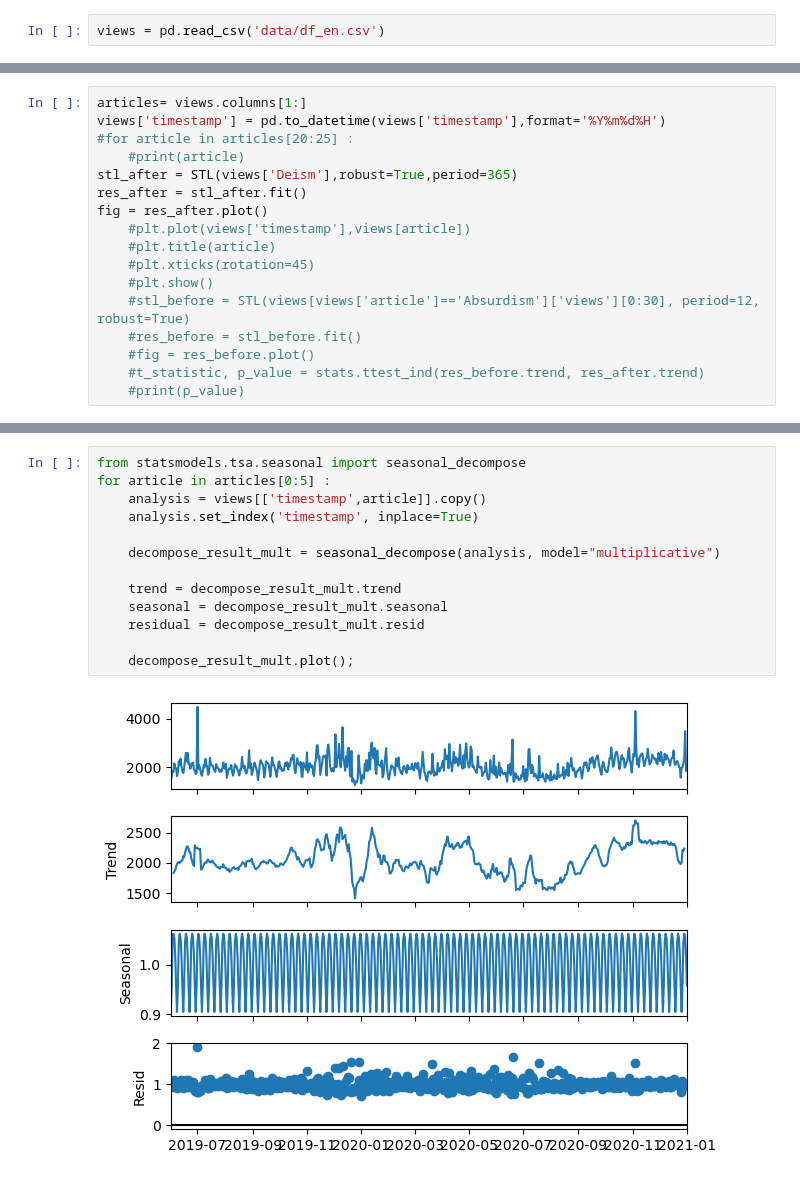
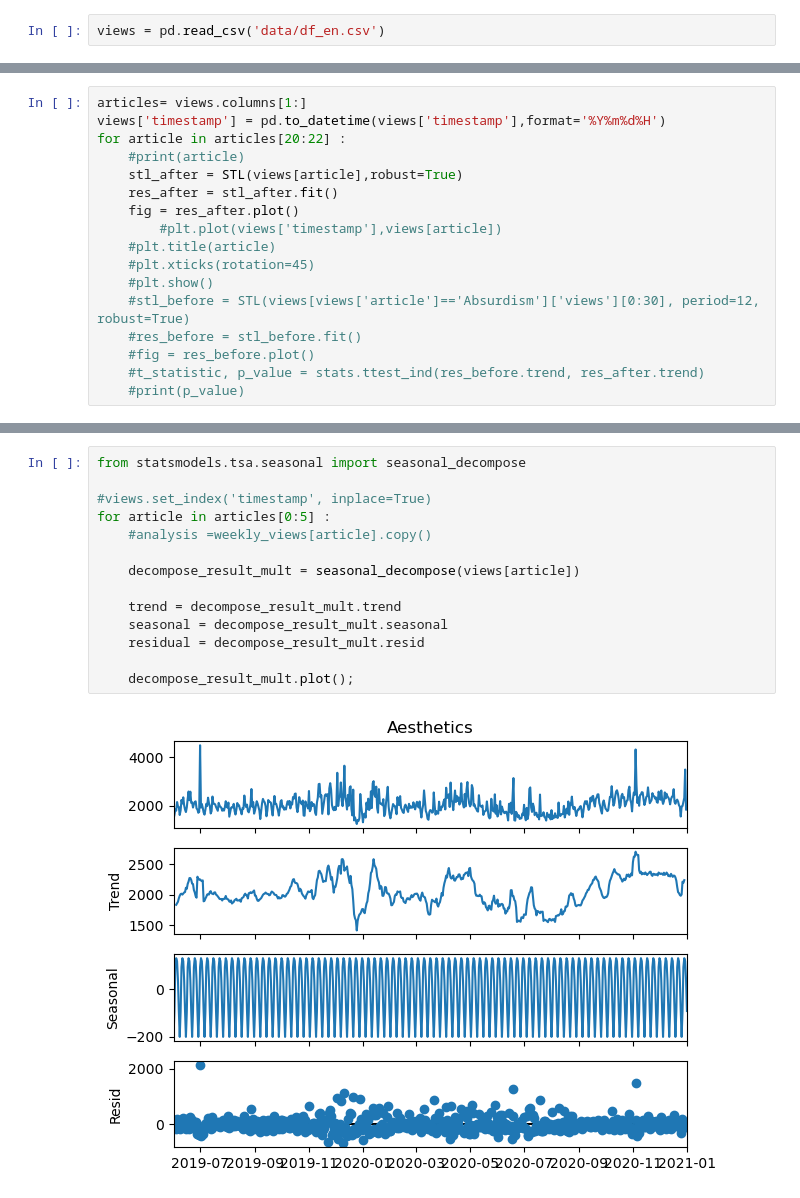
Before and after one commit to epfl-ada/ada-2023-project-mandarinecorp, a Jupyter notebook: trendsenglish.ipynb, the cells around one changed output, grey strips where cells are left out. Saved outputs shown, nothing was run; the diff lists cells and outputs as text.

Commit message:
graph Q1

```diff
--- a/trendsenglish.ipynb
+++ b/trendsenglish.ipynb
@@ -92,12 +92,12 @@ views
 # %%
 articles= views.columns[1:]
 views['timestamp'] = pd.to_datetime(views['timestamp'],format='%Y%m%d%H')
-#for article in articles[20:25] :
+for article in articles[20:22] :
     #print(article)
-stl_after = STL(views['Deism'],robust=True,period=365)
-res_after = stl_after.fit()
-fig = res_after.plot()
-    #plt.plot(views['timestamp'],views[article])
+    stl_after = STL(views[article],robust=True)
+    res_after = stl_after.fit()
+    fig = res_after.plot()
+        #plt.plot(views['timestamp'],views[article])
     #plt.title(article)
     #plt.xticks(rotation=45)
     #plt.show()
@@ -111,15 +148,16 @@ fig = res_after.plot()
 # %%
 from statsmodels.tsa.seasonal import seasonal_decompose
+
+#views.set_index('timestamp', inplace=True)
 for article in articles[0:5] :
-    analysis = views[['timestamp',article]].copy()
-    analysis.set_index('timestamp', inplace=True)
+    #analysis =weekly_views[article].copy()
 
-    decompose_result_mult = seasonal_decompose(analysis, model="multiplicative")
+    decompose_result_mult = seasonal_decompose(views[article])
 
     trend = decompose_result_mult.trend
     seasonal = decompose_result_mult.seasonal
     residual = decompose_result_mult.resid
 
     decompose_result_mult.plot();
 # %% [output]
-[figure, old version]
+[figure, new version]
```
Also changed, not shown: parts of 6 cells of this notebook, 4 other files.
